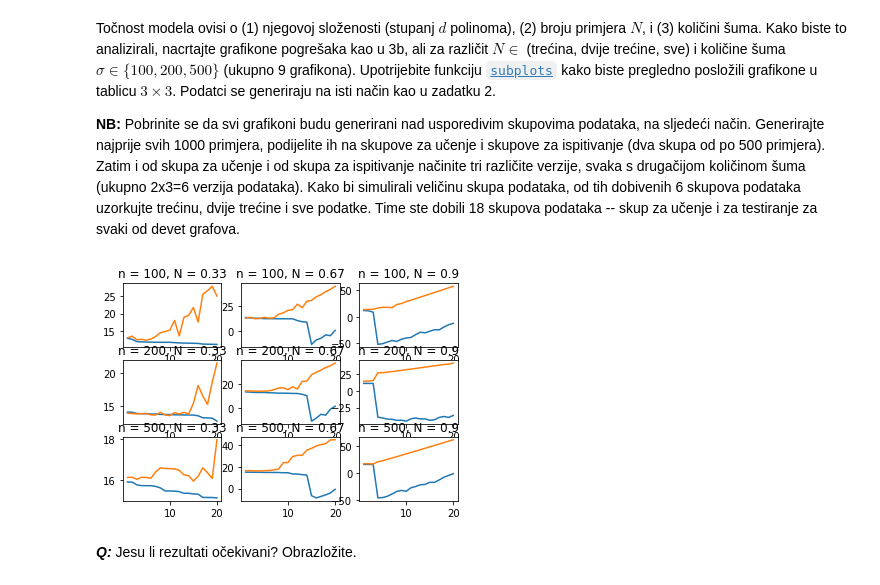
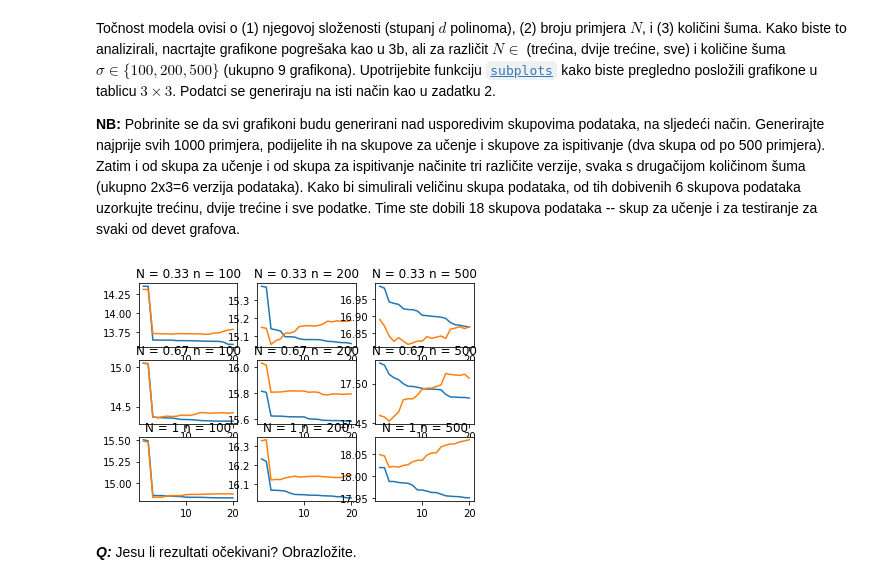
Before and after one commit to aj50009/su, a Jupyter notebook: SU-2019-LAB01-0036500097.ipynb, the cells around one changed output. Saved outputs shown, nothing was run; the diff lists cells and outputs as text; code cells hidden in the pictures.

```diff
--- a/SU-2019-LAB01-0036500097.ipynb
+++ b/SU-2019-LAB01-0036500097.ipynb
@@ -233,31 +235,43 @@ plot(ds, E_test)
 Točnost modela ovisi o (1) njegovoj složenosti (stupanj $d$ polinoma), (2) broju primjera $N$, i (3) količini šuma. Kako biste to analizirali, nacrtajte grafikone pogrešaka kao u 3b, ali za različit $N\in$ (trećina, dvije trećine, sve) i količine šuma $\sigma\in\{100,200,500\}$ (ukupno 9 grafikona). Upotrijebite funkciju [`subplots`](http://matplotlib.org/examples/pylab_examples/subplots_demo.html) kako biste pregledno posložili grafikone u tablicu $3\times 3$. Podatci se generiraju na isti način kao u zadatku 2.
 
 **NB:** Pobrinite se da svi grafikoni budu generirani nad usporedivim skupovima podataka, na sljedeći način. Generirajte najprije svih 1000 primjera, podijelite ih na skupove za učenje i skupove za ispitivanje (dva skupa od po 500 primjera). Zatim i od skupa za učenje i od skupa za ispitivanje načinite tri različite verzije, svaka s drugačijom količinom šuma (ukupno 2x3=6 verzija podataka). Kako bi simulirali veličinu skupa podataka, od tih dobivenih 6 skupova podataka uzorkujte trećinu, dvije trećine i sve podatke. Time ste dobili 18 skupova podataka -- skup za učenje i za testiranje za svaki od devet grafova.
-# %%
-# Vaš kôd ovdje
-noises = [100, 200, 500]
-Ns = [1/3, 2/3, 9/10] # Nema smisla da je jedan
-ds = [d for d in range(1, 21)]
-fig, plots = plt.subplots(3, 3)
-for noise in noises:
-    y = make_labels(X, f, noise)
-    for N in Ns:
-        X_train, X_test, y_train, y_test = train_test_split(X, y, test_size = N)
-        E_train = []
-        E_test = []
-        for d in ds:
-            Phi_train = PolynomialFeatures(d).fit_transform(X_train)
-            Phi_test = PolynomialFeatures(d).fit_transform(X_test)
-            w = matmul(linalg.pinv(Phi_train), y_train)
-            y_train_pred = np.array([matmul(w.transpose(), xt) for xt in Phi_train])
-            y_test_pred = np.array([matmul(w.transpose(), xt) for xt in Phi_test])
-            E_train.append(log((len(y) / 2) * mean_squared_error(y_train, y_train_pred)))
-            E_test.append(log((len(y) / 2) * mean_squared_error(y_test, y_test_pred)))
-        plots[noises.index(noise), Ns.index(N)].plot(ds, E_train)
-        plots[noises.index(noise), Ns.index(N)].plot(ds, E_test)
-        plots[noises.index(noise), Ns.index(N)].set_title('n = ' + str(noise) + ', N = ' + str(round(N, 2)))
-# %% [output]
-[figure, removed]
+# %%
+# Vaš kôd ovdje
+X = make_instances(-5, 5, 1000)
+y = make_labels(X, f)
+X_train, X_test, y_train, y_test = train_test_split(X, y, test_size = 0.5)
+Ns = [1/3, 2/3, 1]
+noises = [100, 200, 500]
+ds = [d for d in range(1, 21)]
+fig, plots = subplots(len(Ns), len(noises))
+for i, N in enumerate(Ns):
+    X_train_sub = y_train_sub = X_test_sub = y_test_sub = None
+    if (N == 1):
+        X_train_sub = X_train
+        y_train_sub = y_train
+        X_test_sub = X_test
+        y_test_sub = y_test
+    else:
+        _, X_train_sub, _, y_train_sub = train_test_split(X_train, y_train, test_size = N)
+        _, X_test_sub, _, y_test_sub = train_test_split(X_test, y_test, test_size = N)
+    for j, noise in enumerate(noises):
+        y_train_sub_noise = [y + normal(0, noise) for y in y_train_sub]
+        y_test_sub_noise = [y + normal(0, noise) for y in y_test_sub]
+        E_train_sub = []
+        E_test_sub = []
+        for d in ds:
+            Phi_train_sub = PolynomialFeatures(d).fit_transform(X_train_sub)
+            Phi_test_sub = PolynomialFeatures(d).fit_transform(X_test_sub)
+            w = matmul(linalg.pinv(Phi_train_sub), y_train_sub_noise)
+            y_train_sub_pred = np.array([matmul(w.transpose(), xt) for xt in Phi_train_sub])
+            y_test_sub_pred = np.array([matmul(w.transpose(), xt) for xt in Phi_test_sub])
+            E_train_sub.append((len(y_train_sub_noise) / 2) * mean_squared_error(y_train_sub_noise, y_train_sub_pred))
+            E_test_sub.append((len(y_test_sub_noise) / 2) * mean_squared_error(y_test_sub_noise, y_test_sub_pred))
+        plots[i, j].set_title('N = ' + str(round(N, 2)) + ' n = ' + str(noise))
+        plots[i, j].plot(ds, [log(err) for err in E_train_sub])
+        plots[i, j].plot(ds, [log(err) for err in E_test_sub])
+# %% [output]
+[figure, added]
 # %% [markdown]
 ***Q:*** Jesu li rezultati očekivani? Obrazložite.
 # %% [markdown]
```
Also changed, not shown: parts of 31 cells of this notebook.
